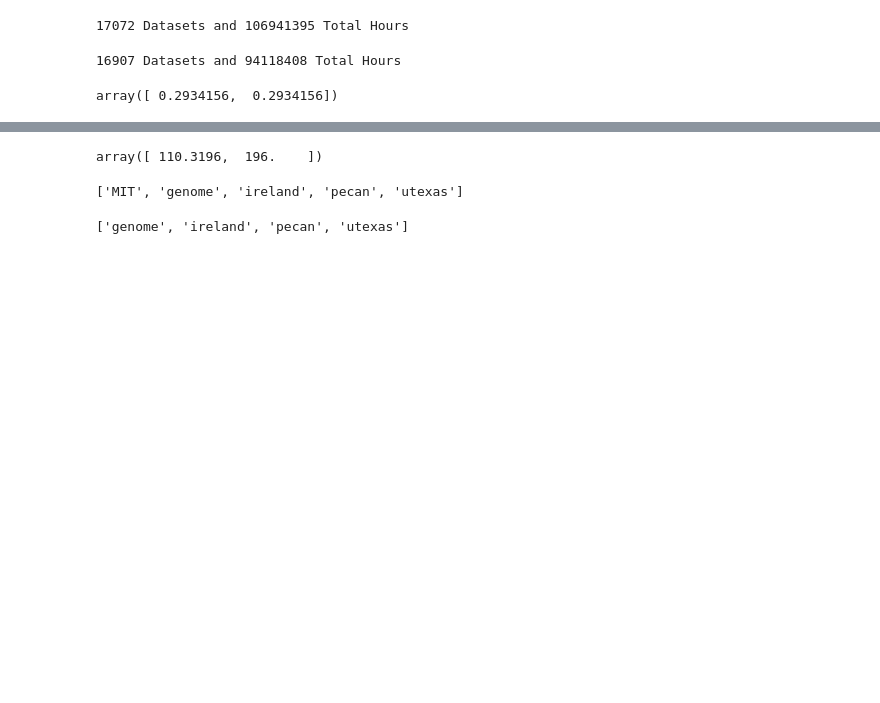
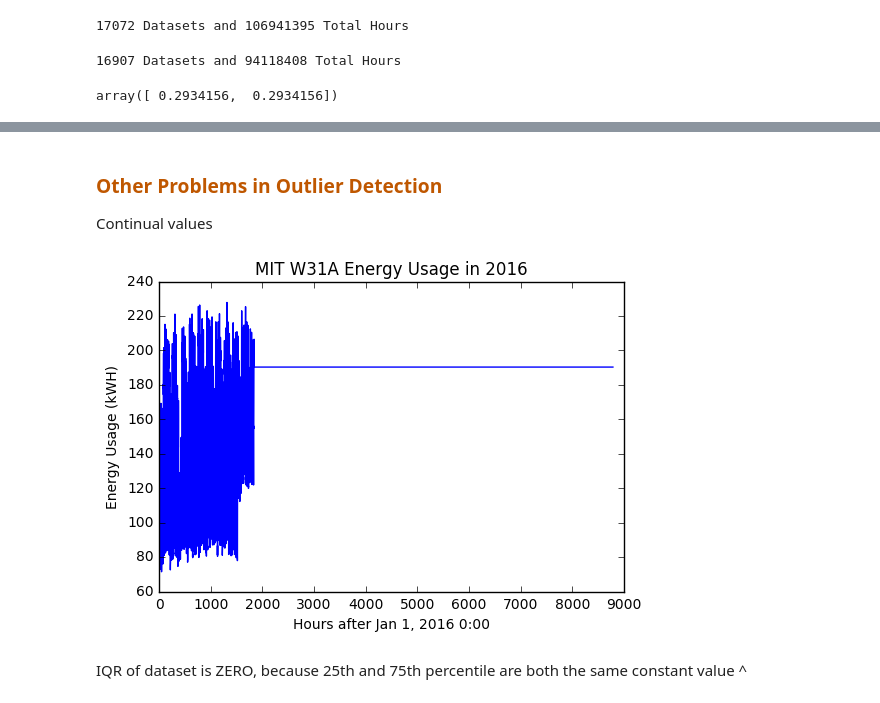
Before and after one commit to intelligent-environments-lab/ProfileClustering, a Jupyter notebook: Preprocessing_PILOT.ipynb, the cells around one changed output, grey strips where cells are left out. Saved outputs shown, nothing was run; the diff lists cells and outputs as text; code cells hidden in the pictures; blank space fills up the shorter version.

```diff
--- a/Preprocessing_PILOT.ipynb
+++ b/Preprocessing_PILOT.ipynb
@@ -447,14 +471,13 @@ sd.loc[:,1] = sd.apply(lambda x: np.log(x[1]),axis =1)
-# %%
-np.percentile(sd.loc[:,1],[25,75])
-# %% [output]
-array([ 110.3196,  196.    ])
-# %%
-with h5py.File('iel.hdf5') as cl:
-    print([l for l in cl.keys()])
-# %% [output]
-['MIT', 'genome', 'ireland', 'pecan', 'utexas']
-# %%
-with h5py.File('cleaned.hdf5') as cl:
-    print([l for l in cl.keys()])
-# %% [output]
-['genome', 'ireland', 'pecan', 'utexas']
+# %% [markdown]
+<h3><font color = #bf5700> Other Problems in Outlier Detection </font> </h3>
+Continual values
+# %%
+with h5py.File('iel.hdf5','r') as f:
+    df = pd.DataFrame(f['MIT/W31A/2016'][()])
+    sdf = clean_zero(byte_to_obj(df))
+    sdf.sort_values(by=0,inplace=True)
+    plot_hourly(sdf,2016, title = 'MIT W31A Energy Usage in 2016')
+# %% [output]
+[figure, added]
+# %% [markdown]
+IQR of dataset is ZERO, because 25th and 75th percentile are both the same constant value ^
```
Also changed, not shown: parts of 10 cells of this notebook.
